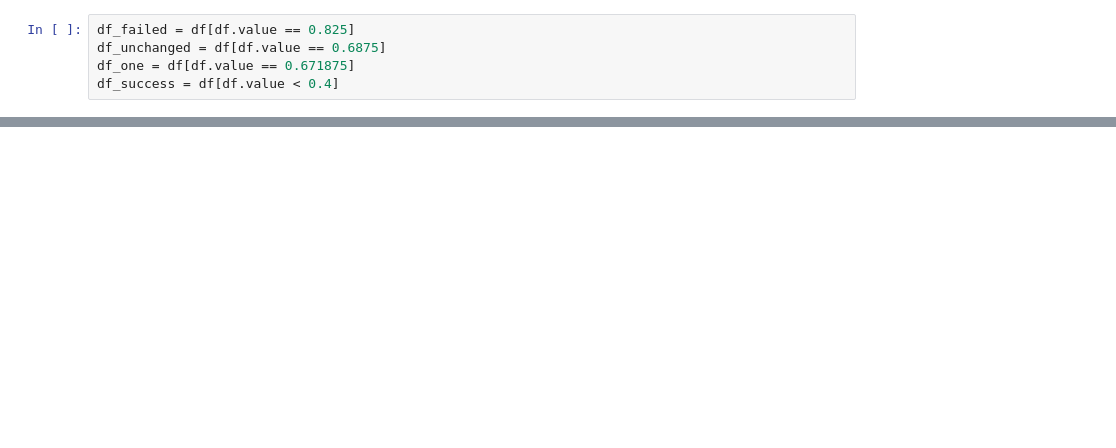
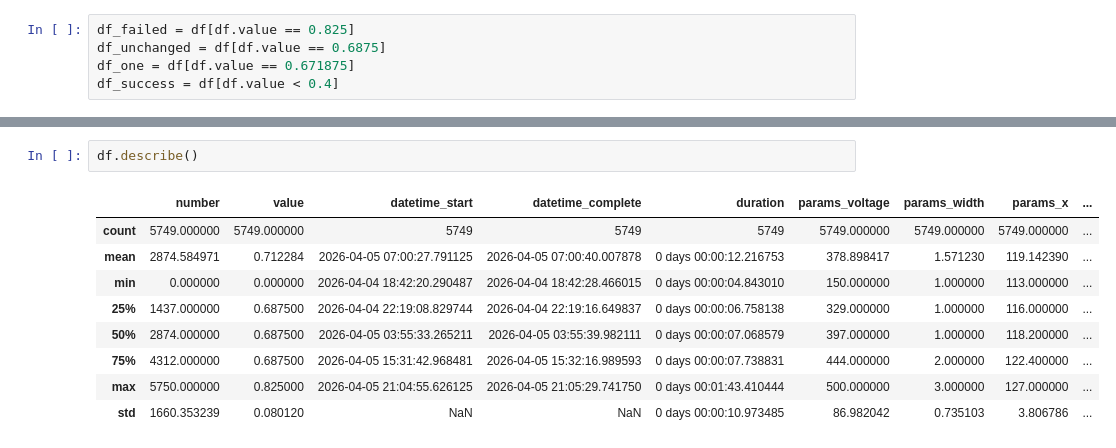
Before and after one commit to xkucerak/ncs2-emfi, a Jupyter notebook: src/client/optuna_info.ipynb, the cells around one changed output, grey strips where cells are left out. Drawn from its saved outputs; the diff is of its cells as text; blank space fills up the shorter version.

```diff
--- a/src/client/optuna_info.ipynb
+++ b/src/client/optuna_info.ipynb
@@ -125,0 +178,12 @@ plt.savefig("../../results/exploratory/1000_optuna/2d.svg")
+# %%
+df.describe()
+# %% [output]
+|  | number | value | datetime_start | datetime_complete | duration | params_voltage | params_width | params_x | ... |
+| count | 5749.000000 | 5749.000000 | 5749 | 5749 | 5749 | 5749.000000 | 5749.000000 | 5749.000000 | ... |
+| mean | 2874.584971 | 0.712284 | 2026-04-05 07:00:27.791125 | 2026-04-05 07:00:40.007878 | 0 days 00:00:12.216753 | 378.898417 | 1.571230 | 119.142390 | ... |
+| min | 0.000000 | 0.000000 | 2026-04-04 18:42:20.290487 | 2026-04-04 18:42:28.466015 | 0 days 00:00:04.843010 | 150.000000 | 1.000000 | 113.000000 | ... |
+| 25% | 1437.000000 | 0.687500 | 2026-04-04 22:19:08.829744 | 2026-04-04 22:19:16.649837 | 0 days 00:00:06.758138 | 329.000000 | 1.000000 | 116.000000 | ... |
+| 50% | 2874.000000 | 0.687500 | 2026-04-05 03:55:33.265211 | 2026-04-05 03:55:39.982111 | 0 days 00:00:07.068579 | 397.000000 | 1.000000 | 118.200000 | ... |
+| 75% | 4312.000000 | 0.687500 | 2026-04-05 15:31:42.968481 | 2026-04-05 15:32:16.989593 | 0 days 00:00:07.738831 | 444.000000 | 2.000000 | 122.400000 | ... |
+| max | 5750.000000 | 0.825000 | 2026-04-05 21:04:55.626125 | 2026-04-05 21:05:29.741750 | 0 days 00:01:43.410444 | 500.000000 | 3.000000 | 127.000000 | ... |
+| std | 1660.353239 | 0.080120 | NaN | NaN | 0 days 00:00:10.973485 | 86.982042 | 0.735103 | 3.806786 | ... |
```
Also changed, not shown: parts of 5 cells of this notebook, 6 other files.
